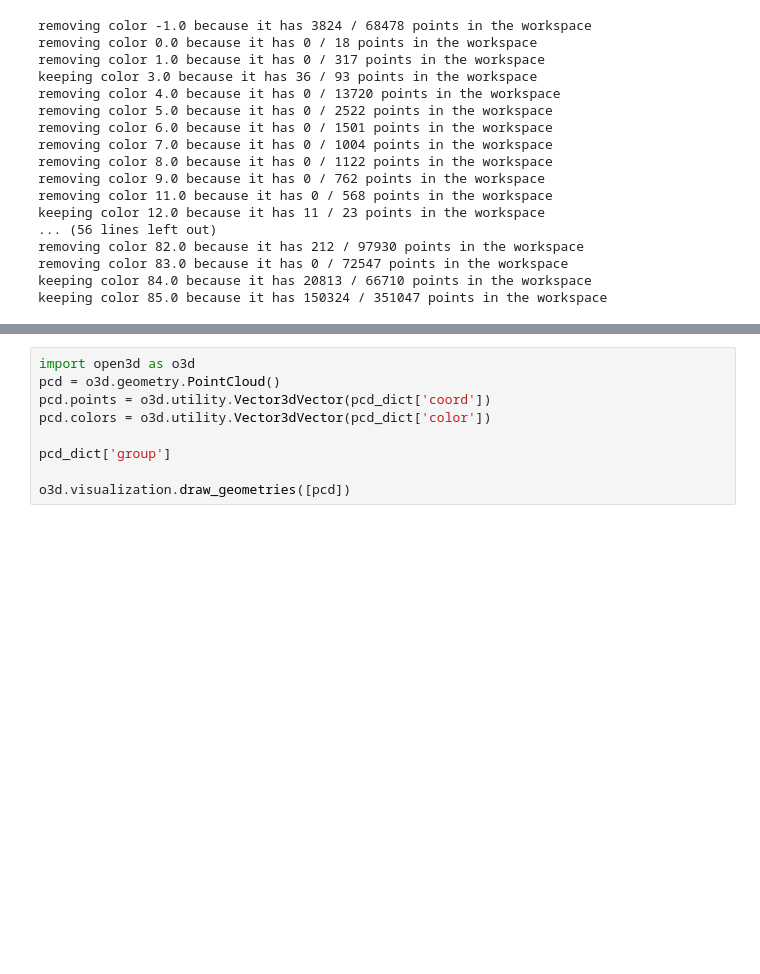
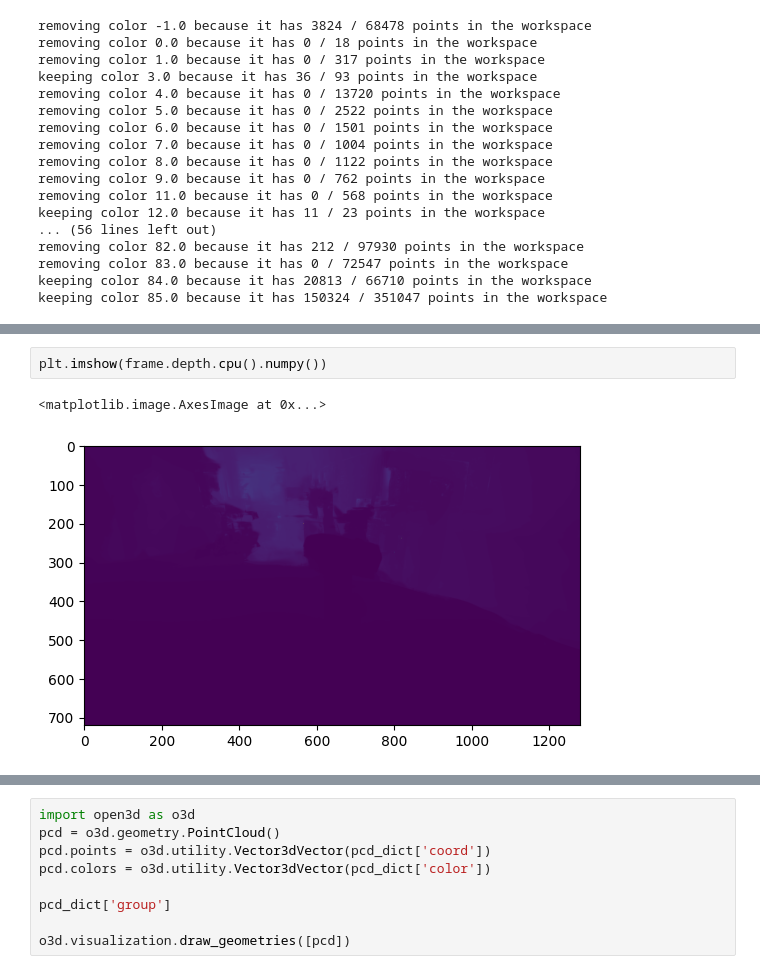
Before and after one commit to DaveLearn/SegmentAnything3D, a Jupyter notebook: scratch.ipynb, the cells around one changed output, grey strips where cells are left out. Cells and saved outputs as stored; diff of their text form; blank space fills up the shorter version.

```diff
--- a/scratch.ipynb
+++ b/scratch.ipynb
@@ -104,0 +145,5 @@ keeping color 85.0 because it has 150324 / 351047 points in the workspace
+# %%
+plt.imshow(frame.depth.cpu().numpy())
+# %% [output]
+<matplotlib.image.AxesImage at 0x...>
+[figure, added]
```
Also changed, not shown: parts of 15 cells of this notebook, 1 other file.
